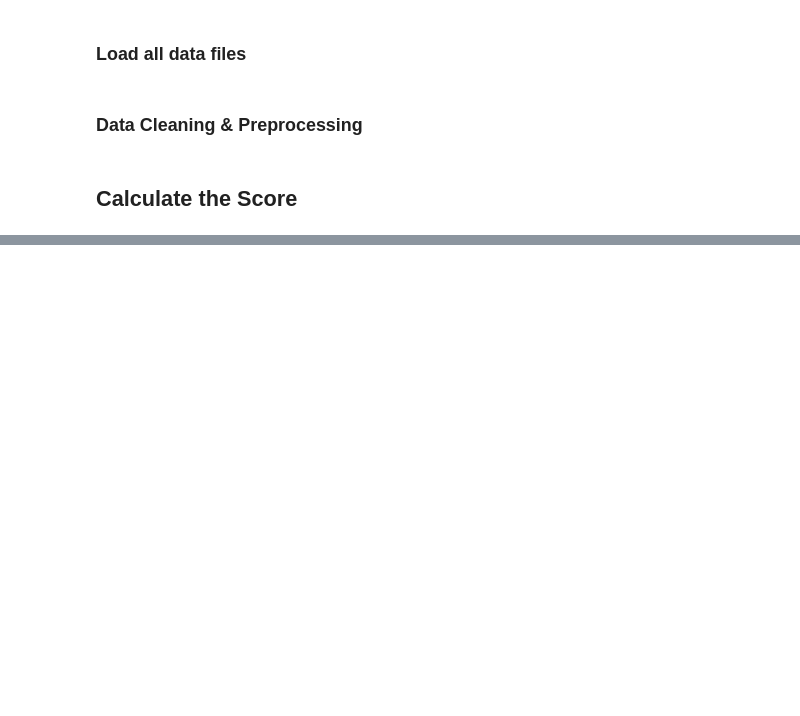
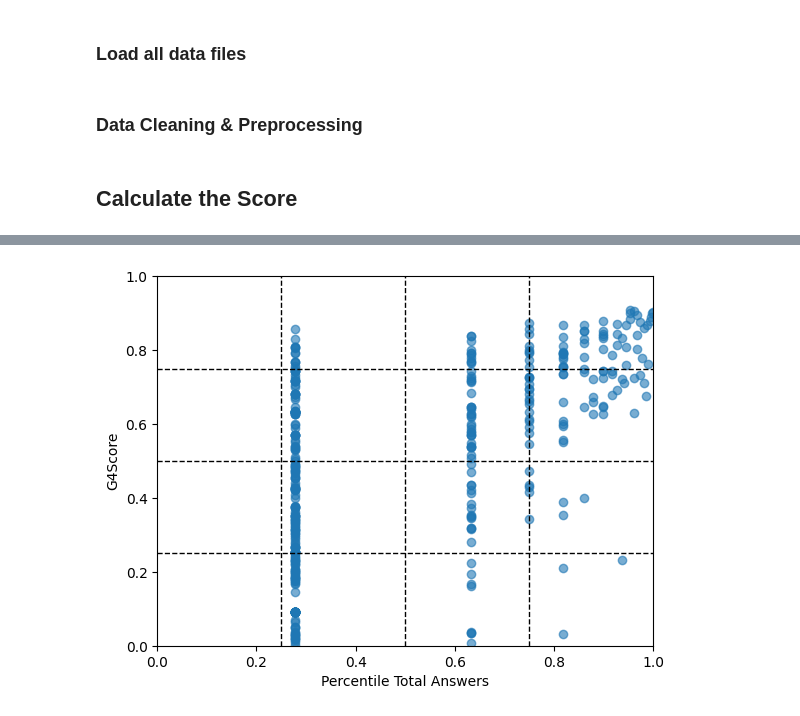
Before and after one commit to Calebagoha123/group4_fsstds, a Jupyter notebook: fsds25_ex_wk01d02.ipynb, the cells around one changed output, grey strips where cells are left out. Saved outputs shown, nothing was run; the diff lists cells and outputs as text; code cells hidden in the pictures; blank space fills up the shorter version.

```diff
--- a/fsds25_ex_wk01d02.ipynb
+++ b/fsds25_ex_wk01d02.ipynb
@@ -308,3 +307,12 @@ Master df head:
 | 21.0 | 0.5686 | 2.8428 | 13.4000 | 67 | 5 | [Teacher, Student, Editor, Organi... | ... |
 # %%
 master_df.to_csv('data/master_df.csv')
+# %%
+#creating percentile values for each variable
+master_df["Perc_AvgNormalizedScore"] = master_df["AvgNormalizedScore"].rank(pct=True)
+master_df["Perc_TotalNormalizedScore"] = master_df["TotalNormalizedScore"].rank(pct=True)
+master_df["Perc_AvgRawScore"] = master_df["AvgRawScore"].rank(pct=True)
+master_df["Perc_TotalRawScore"] = master_df["TotalRawScore"].rank(pct=True)
+master_df["Perc_TotalAnswers"] = master_df["TotalAnswers"].rank(pct=True)
+
+master_df.head()
@@ -310,0 +327,4 @@ master_df.to_csv('data/master_df.csv')
+# %%
+master_df["G4Score"] = (0.5* master_df["Perc_AvgNormalizedScore"] + 0.5*master_df["Perc_TotalRawScore"])
+display(master_df.head())
+display(master_df["G4Score"].describe())
@@ -310,0 +350,21 @@ master_df.to_csv('data/master_df.csv')
+# %%
+#including people with 1 answer
+
+plt.scatter(master_df["Perc_TotalAnswers"], master_df["G4Score"], alpha=0.6)
+
+plt.xlim(0, 1)
+plt.ylim(0, 1)
+
+plt.axvline(x=0.5, color="black", linestyle="--", linewidth=1)
+plt.axhline(y=0.5, color="black", linestyle="--", linewidth=1)
+plt.axvline(x=0.25, color="black", linestyle="--", linewidth=1)
+plt.axhline(y=0.25, color="black", linestyle="--", linewidth=1)
+plt.axvline(x=0.75, color="black", linestyle="--", linewidth=1)
+plt.axhline(y=0.75, color="black", linestyle="--", linewidth=1)
+
+plt.xlabel("Percentile Total Answers")
+plt.ylabel("G4Score")
+
+plt.show()
+# %% [output]
+[figure, added]
```
Also changed, not shown: parts of 11 cells of this notebook, 1 other file.
